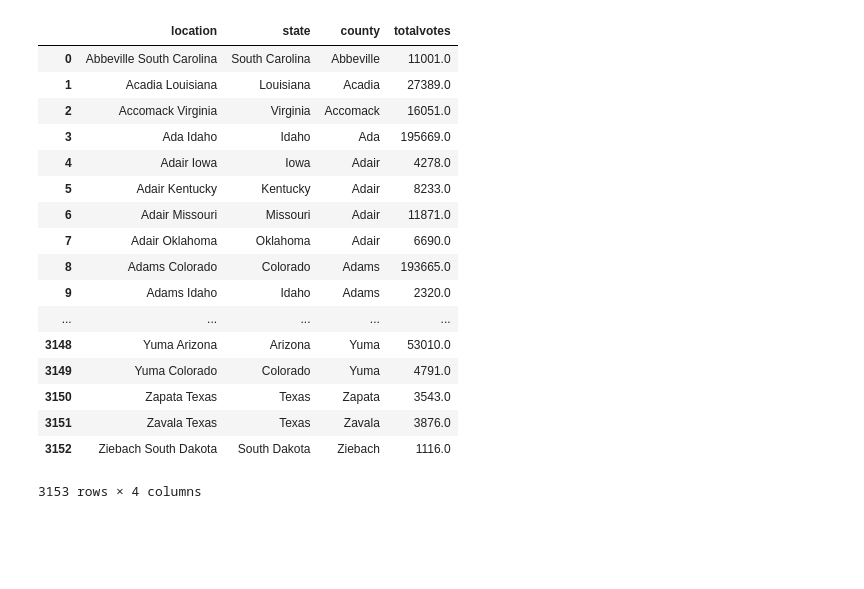
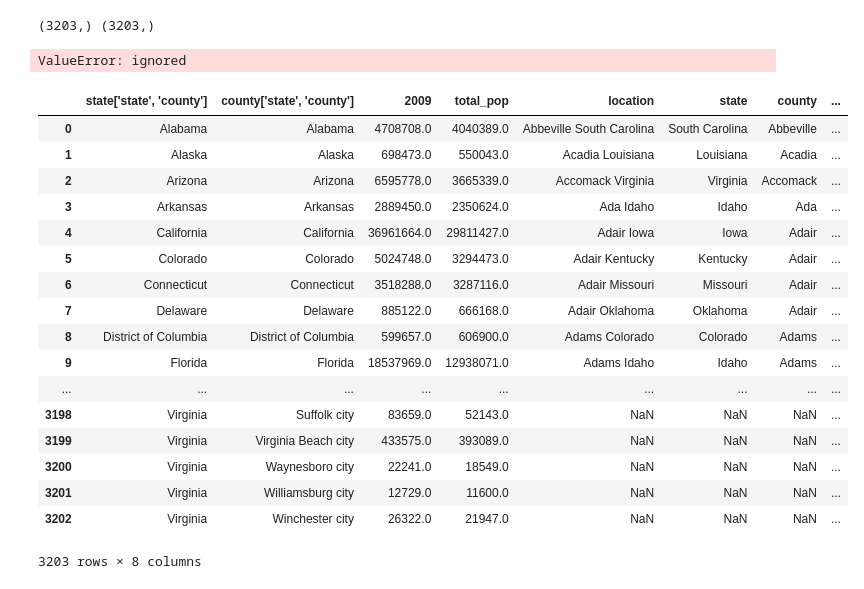
Before and after one commit to tinawong15/portends-greatness, a Jupyter notebook: elections.ipynb, the cells around one changed output. Saved outputs shown, nothing was run; the diff lists cells and outputs as text; code cells hidden in the pictures; blank space fills up the shorter version.

Commit message:
Ran into bug using cat for the 'location' col

```diff
--- a/elections.ipynb
+++ b/elections.ipynb
@@ -188,12 +188,21 @@ path = "portends-greatness/county_population.csv"
 county_pop = pd.read_csv(path)
 drop_years = [str(i) for i in range(2000, 2009)]
 county_pop = county_pop.drop(['areaname'] + drop_years, axis=1)
+county_pop.rename(columns={'state_name':'state',
+                          'county_name':'county'},
+                 inplace=True)
 # %%
 def return_county(county):
     """returns the county without extra text like 'city' """
-    print(county)
-    county = county.split(' ')
-    return list(filter(lambda x: not x.islower(), county))
+#     print(county, type(county) == float)
+    county = str(county).split(' ')
+    return ' '.join(list(filter(lambda x: x not in {'County', 'city'}, county)))
 
-# county_pop['county_name'] = county_pop.apply(lambda x: return_county(x.county_name), axis = 1)
-second_counties_vote = second_counties_vote.drop(['candidate', 'party'], axis=1)
+county_pop['county_name'] = county_pop.apply(lambda x: return_county(x.county), axis = 1)
+print(county_pop['county_name'].shape, county_pop['state'].shape)
+county_pop['location'] = county_pop['county_name'].str.cat(counties_vote['state'], sep=' ')
+# county_pop.drop('county_name', axis=1)
+# location
+# %% [output]
+(3203,) (3203,)
+ValueError: ignored
@@ -200,24 +211,25 @@ second_counties_vote = second_counties_vote.drop(['candidate', 'party'], axis=1)
 # %%
 # separate into individual totalvotes
 counties = pd.DataFrame(second_counties_vote.groupby(['location','state', 'county'])['totalvotes'].max()).reset_index(['location','state', 'county'])
-counties
-# second_counties_vote.groupby('location')['totalvotes'].max()
+# counties
-# %% [output]
-|  | location | state | county | totalvotes |
-| 0 | Abbeville South Carolina | South Carolina | Abbeville | 11001.0 |
-| 1 | Acadia Louisiana | Louisiana | Acadia | 27389.0 |
-| 2 | Accomack Virginia | Virginia | Accomack | 16051.0 |
-| 3 | Ada Idaho | Idaho | Ada | 195669.0 |
-| 4 | Adair Iowa | Iowa | Adair | 4278.0 |
-| 5 | Adair Kentucky | Kentucky | Adair | 8233.0 |
-| 6 | Adair Missouri | Missouri | Adair | 11871.0 |
-| 7 | Adair Oklahoma | Oklahoma | Adair | 6690.0 |
-| 8 | Adams Colorado | Colorado | Adams | 193665.0 |
-| 9 | Adams Idaho | Idaho | Adams | 2320.0 |
-| ... | ... | ... | ... | ... |
-| 3148 | Yuma Arizona | Arizona | Yuma | 53010.0 |
-| 3149 | Yuma Colorado | Colorado | Yuma | 4791.0 |
-| 3150 | Zapata Texas | Texas | Zapata | 3543.0 |
-| 3151 | Zavala Texas | Texas | Zavala | 3876.0 |
-| 3152 | Ziebach South Dakota | South Dakota | Ziebach | 1116.0 |
-3153 rows × 4 columns
+# %%
+county_pop.join(counties)
+# %% [output]
+|  | state['state', 'county'] | county['state', 'county'] | 2009 | total_pop | location | state | county | ... |
+| 0 | Alabama | Alabama | 4708708.0 | 4040389.0 | Abbeville South Carolina | South Carolina | Abbeville | ... |
+| 1 | Alaska | Alaska | 698473.0 | 550043.0 | Acadia Louisiana | Louisiana | Acadia | ... |
+| 2 | Arizona | Arizona | 6595778.0 | 3665339.0 | Accomack Virginia | Virginia | Accomack | ... |
+| 3 | Arkansas | Arkansas | 2889450.0 | 2350624.0 | Ada Idaho | Idaho | Ada | ... |
+| 4 | California | California | 36961664.0 | 29811427.0 | Adair Iowa | Iowa | Adair | ... |
+| 5 | Colorado | Colorado | 5024748.0 | 3294473.0 | Adair Kentucky | Kentucky | Adair | ... |
+| 6 | Connecticut | Connecticut | 3518288.0 | 3287116.0 | Adair Missouri | Missouri | Adair | ... |
+| 7 | Delaware | Delaware | 885122.0 | 666168.0 | Adair Oklahoma | Oklahoma | Adair | ... |
+| 8 | District of Columbia | District of Columbia | 599657.0 | 606900.0 | Adams Colorado | Colorado | Adams | ... |
+| 9 | Florida | Florida | 18537969.0 | 12938071.0 | Adams Idaho | Idaho | Adams | ... |
+| ... | ... | ... | ... | ... | ... | ... | ... | ... |
+| 3198 | Virginia | Suffolk city | 83659.0 | 52143.0 | NaN | NaN | NaN | ... |
+| 3199 | Virginia | Virginia Beach city | 433575.0 | 393089.0 | NaN | NaN | NaN | ... |
+| 3200 | Virginia | Waynesboro city | 22241.0 | 18549.0 | NaN | NaN | NaN | ... |
+| 3201 | Virginia | Williamsburg city | 12729.0 | 11600.0 | NaN | NaN | NaN | ... |
+| 3202 | Virginia | Winchester city | 26322.0 | 21947.0 | NaN | NaN | NaN | ... |
+3203 rows × 8 columns
```
Also changed, not shown: parts of 1 cell of this notebook.
